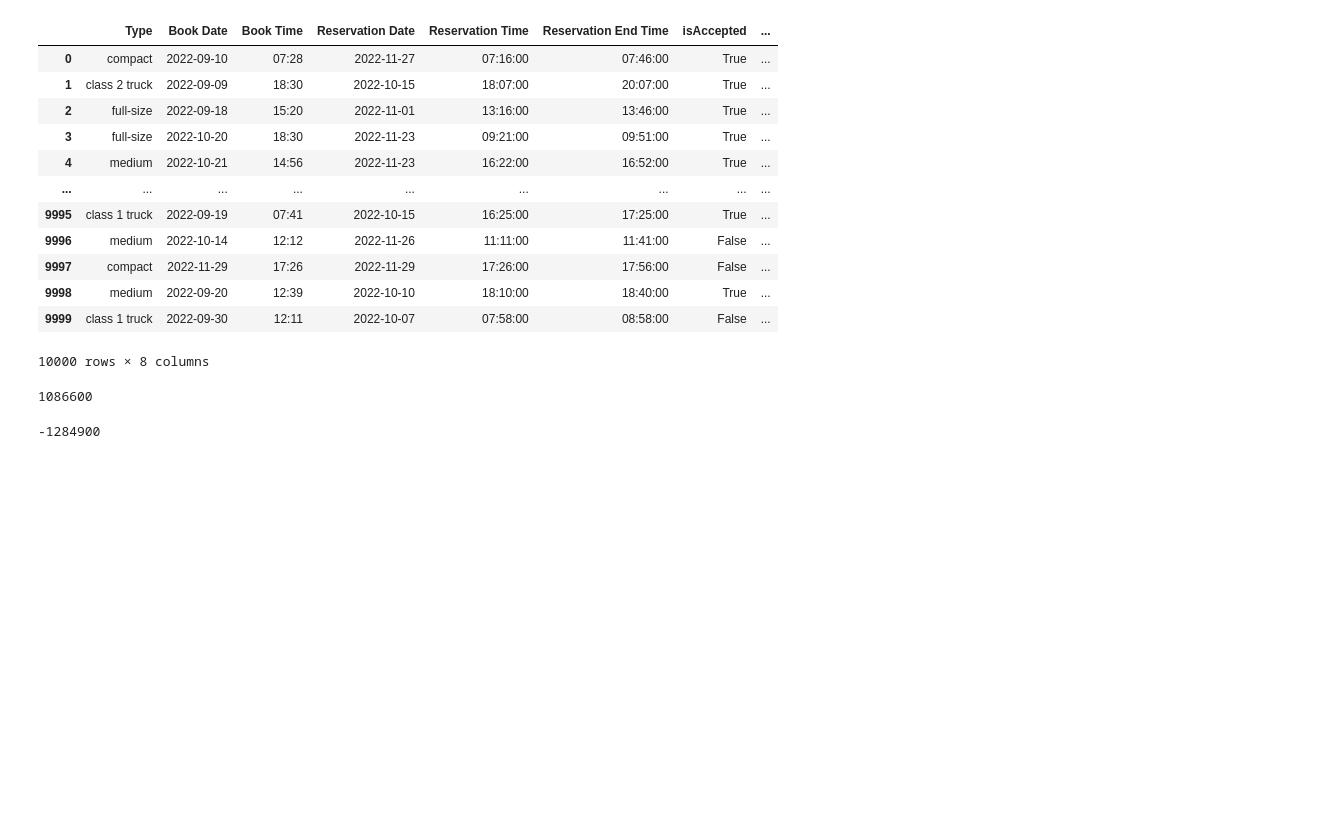
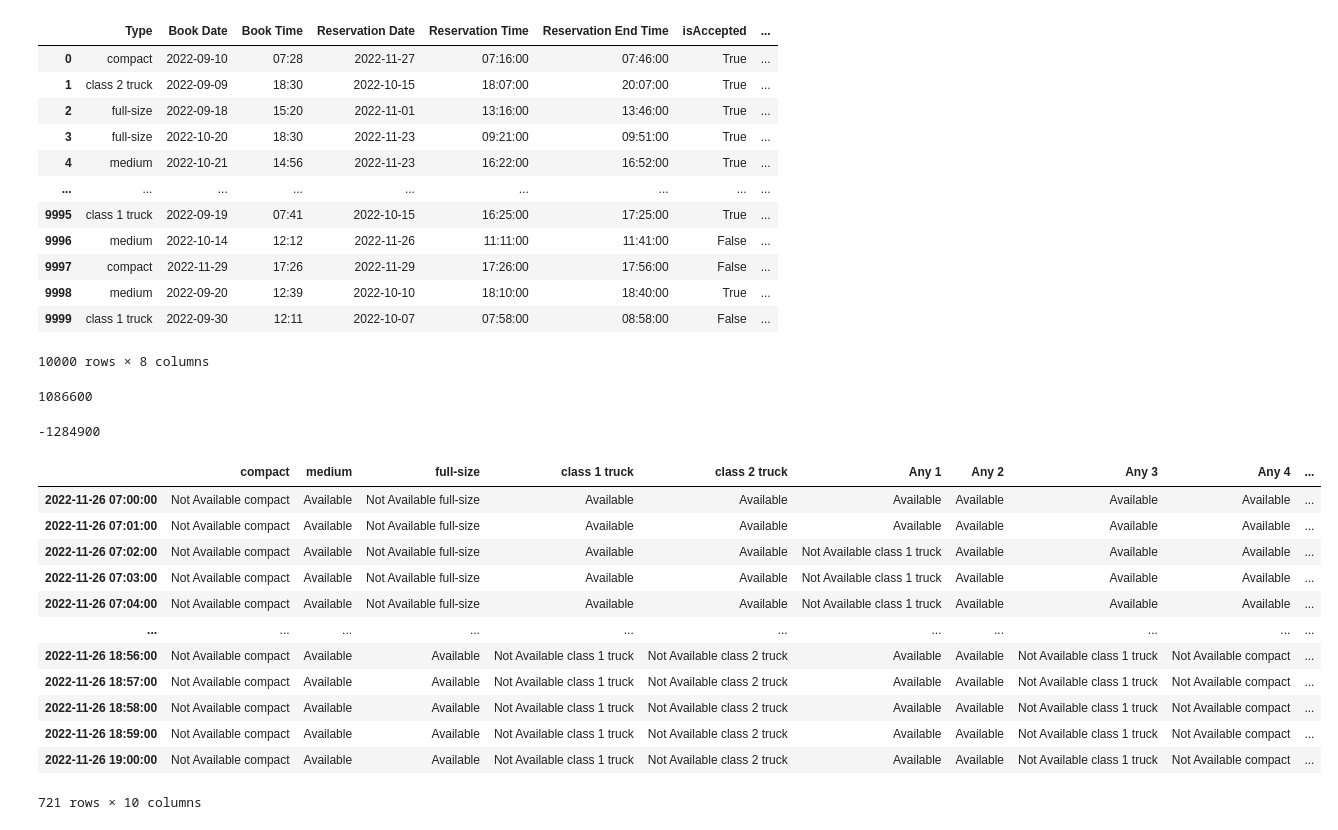
Before and after one commit to adam-atamnia/conuhacksVIII, a Jupyter notebook: Hackathon2024.ipynb, the cells around one changed output. Cells and saved outputs as stored; diff of their text form; code cells hidden in the pictures; blank space fills up the shorter version.

```diff
--- a/Hackathon2024.ipynb
+++ b/Hackathon2024.ipynb
@@ -408,3 +412,61 @@ profit
 loss
 # %% [output]
 -1284900
+# %%
+def generateAvailableSlots(df, garage_slots):
+    def parse_time(time_str, date):
+        # Combine time with the given date
+        return datetime.combine(date, datetime.strptime(time_str, '%H:%M').time())
+
+    for index, row in df.iterrows():
+        garage_type = row['Type']
+        placeholder_date = row['Reservation Date']
+        start_time_str = row['Reservation Time'].strftime('%H:%M')
+        end_time_str = row['Reservation End Time'].strftime('%H:%M')
+
+        # Parse the start and end times
+        start_time = parse_time(start_time_str, placeholder_date)
+        end_time = parse_time(end_time_str, placeholder_date)
+
+        is_booked = False
+
+        # Adjust for garage-specific or 'any' type
+        if garage_type in ['compact', 'medium', 'full-size', 'class 1 truck', 'class 2 truck']:
+            # Check if specific type garage is available
+            if garage_slots.loc[start_time:end_time, garage_type].eq('Available').all():
+                selected_garage = garage_type
+                is_booked = True
+            else:
+                # Find an available 'Any' garage
+                available_any_garages = [col for col in garage_slots.columns if 'Any ' in col]
+                for any_garage in available_any_garages:
+                    if garage_slots.loc[start_time:end_time, any_garage].eq('Available').all():
+                        selected_garage = any_garage
+                        is_booked = True
+                        break
+
+        # Mark the time slot as 'Not Available' and update 'isAccepted'
+        if is_booked:
+            garage_slots.loc[start_time:end_time, selected_garage] = 'Not Available' + ' ' + row['Type']
+            df.at[index, 'isAccepted'] = True
+
+    return garage_slots
+# %%
+newGarageSlots = book_reservations_from_df(November1DF, garageSlots)
+
+finalGarageSlots = generateAvailableSlots(November1DF, newGarageSlots)
+finalGarageSlots
+# %% [output]
+|  | compact | medium | full-size | class 1 truck | class 2 truck | Any 1 | Any 2 | Any 3 | Any 4 | ... |
+| 2022-11-26 07:00:00 | Not Available compact | Available | Not Available full-size | Available | Available | Available | Available | Available | Available | ... |
+| 2022-11-26 07:01:00 | Not Available compact | Available | Not Available full-size | Available | Available | Available | Available | Available | Available | ... |
+| 2022-11-26 07:02:00 | Not Available compact | Available | Not Available full-size | Available | Available | Not Available class 1 truck | Available | Available | Available | ... |
+| 2022-11-26 07:03:00 | Not Available compact | Available | Not Available full-size | Available | Available | Not Available class 1 truck | Available | Available | Available | ... |
+| 2022-11-26 07:04:00 | Not Available compact | Available | Not Available full-size | Available | Available | Not Available class 1 truck | Available | Available | Available | ... |
+| ... | ... | ... | ... | ... | ... | ... | ... | ... | ... | ... |
+| 2022-11-26 18:56:00 | Not Available compact | Available | Available | Not Available class 1 truck | Not Available class 2 truck | Available | Available | Not Available class 1 truck | Not Available compact | ... |
+| 2022-11-26 18:57:00 | Not Available compact | Available | Available | Not Available class 1 truck | Not Available class 2 truck | Available | Available | Not Available class 1 truck | Not Available compact | ... |
+| 2022-11-26 18:58:00 | Not Available compact | Available | Available | Not Available class 1 truck | Not Available class 2 truck | Available | Available | Not Available class 1 truck | Not Available compact | ... |
+| 2022-11-26 18:59:00 | Not Available compact | Available | Available | Not Available class 1 truck | Not Available class 2 truck | Available | Available | Not Available class 1 truck | Not Available compact | ... |
+| 2022-11-26 19:00:00 | Not Available compact | Available | Available | Not Available class 1 truck | Not Available class 2 truck | Available | Available | Not Available class 1 truck | Not Available compact | ... |
+721 rows × 10 columns
```
Also changed, not shown: parts of 4 cells of this notebook.
